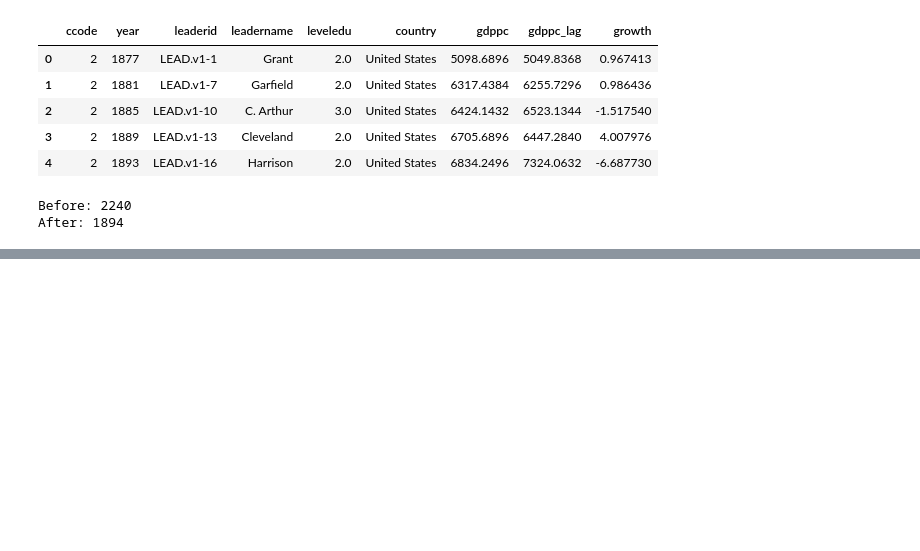
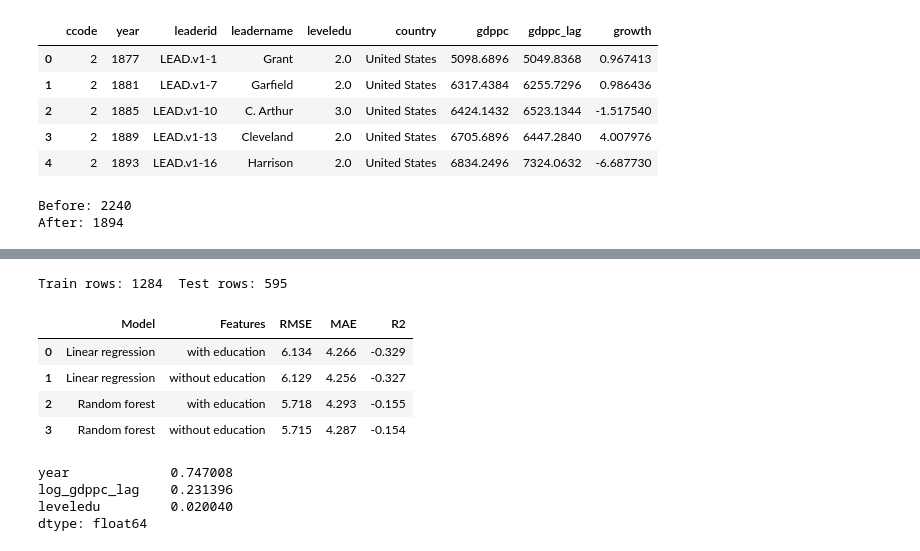
Before and after one commit to Arsen645/Leaders-background-analysis, a Jupyter notebook: Leaders_Education_Analysis.ipynb, the cells around one changed output, grey strips where cells are left out. Cells and saved outputs as stored; diff of their text form; code cells hidden in the pictures; blank space fills up the shorter version.

Commit message:
linear and tree algoritms

```diff
--- a/Leaders_Education_Analysis.ipynb
+++ b/Leaders_Education_Analysis.ipynb
@@ -146,0 +223,55 @@ max      79.445322
+# %%
+from sklearn.linear_model import LinearRegression
+from sklearn.ensemble import RandomForestRegressor
+from sklearn.metrics import mean_squared_error, mean_absolute_error, r2_score
+
+X = pd.get_dummies(df[["leveledu", "log_gdppc_lag", "year", "ccode"]],
+                   columns=["ccode"], dtype=int)
+y = df["growth"]
+
+# time split: learn from the past, predict the future
+train = df["year"] <= 1980
+test = df["year"] > 1980
+print("Train rows:", train.sum(), " Test rows:", test.sum())
+# %% [output]
+Train rows: 1284  Test rows: 595
+# %%
+models = {
+    "Linear regression": LinearRegression(),
+    "Random forest": RandomForestRegressor(n_estimators=300, min_samples_leaf=20,
+                                           random_state=42, n_jobs=-1)
+}
+all_cols = list(X.columns)
+no_edu = [c for c in all_cols if c != "leveledu"]
+
+results = []
+for name, m in models.items():
+    for label, cols in [("with education", all_cols), ("without education", no_edu)]:
+        m.fit(X.loc[train, cols], y[train])
+        pred = m.predict(X.loc[test, cols])
+        results.append({
+            "Model": name, "Features": label,
+            "RMSE": mean_squared_error(y[test], pred) ** 0.5,
+            "MAE": mean_absolute_error(y[test], pred),
+            "R2": r2_score(y[test], pred)
+        })
+
+pd.DataFrame(results).round(3)
+# %% [output]
+|  | Model | Features | RMSE | MAE | R2 |
+| 0 | Linear regression | with education | 6.134 | 4.266 | -0.329 |
+| 1 | Linear regression | without education | 6.129 | 4.256 | -0.327 |
+| 2 | Random forest | with education | 5.718 | 4.293 | -0.155 |
+| 3 | Random forest | without education | 5.715 | 4.287 | -0.154 |
+# %%
+rf = models["Random forest"]
+rf.fit(X.loc[train, all_cols], y[train])
+
+imp = pd.Series(rf.feature_importances_, index=all_cols)
+imp = imp[~imp.index.str.startswith("ccode_")]   # hide the country columns
+print(imp.sort_values(ascending=False))
+# %% [output]
+year             0.747008
+log_gdppc_lag    0.231396
+leveledu         0.020040
+dtype: float64
```
Also changed, not shown: parts of 9 cells of this notebook.
